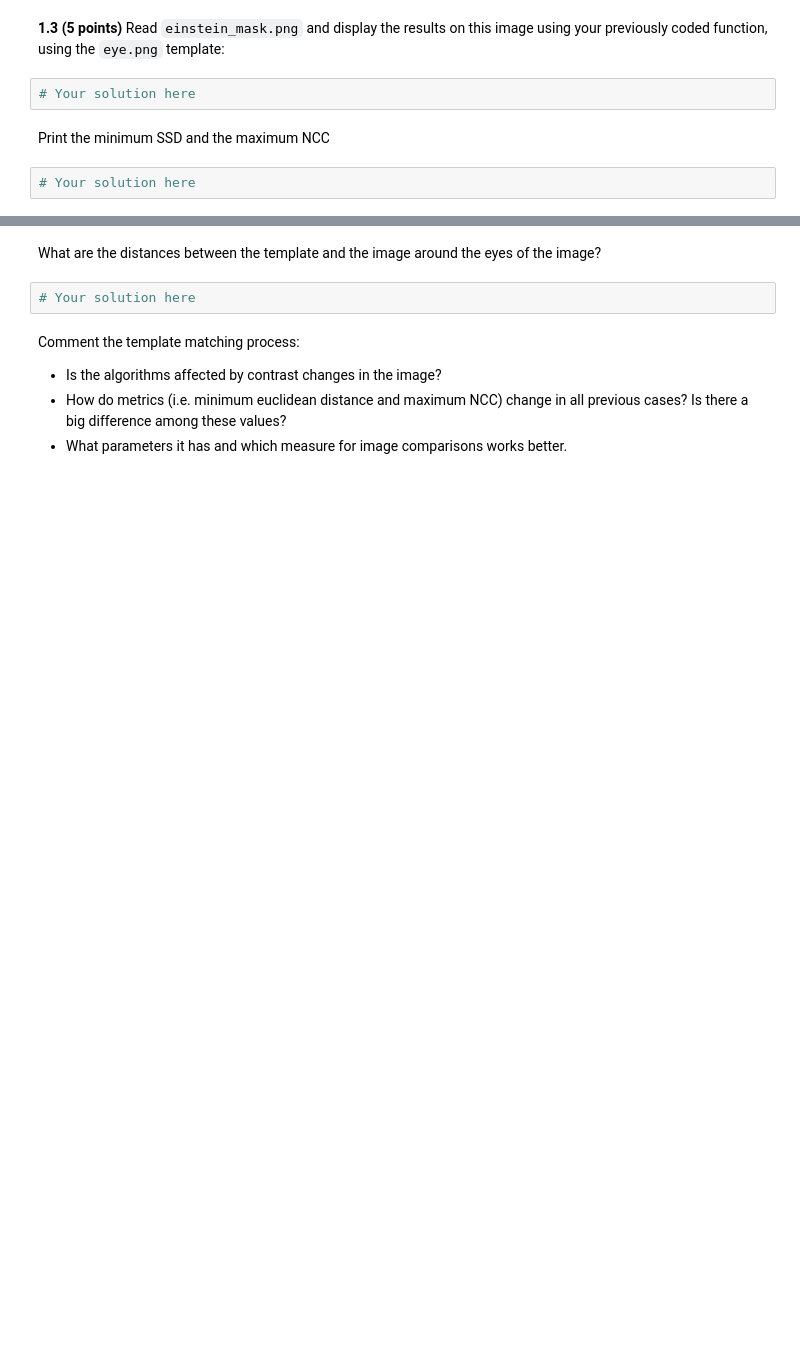
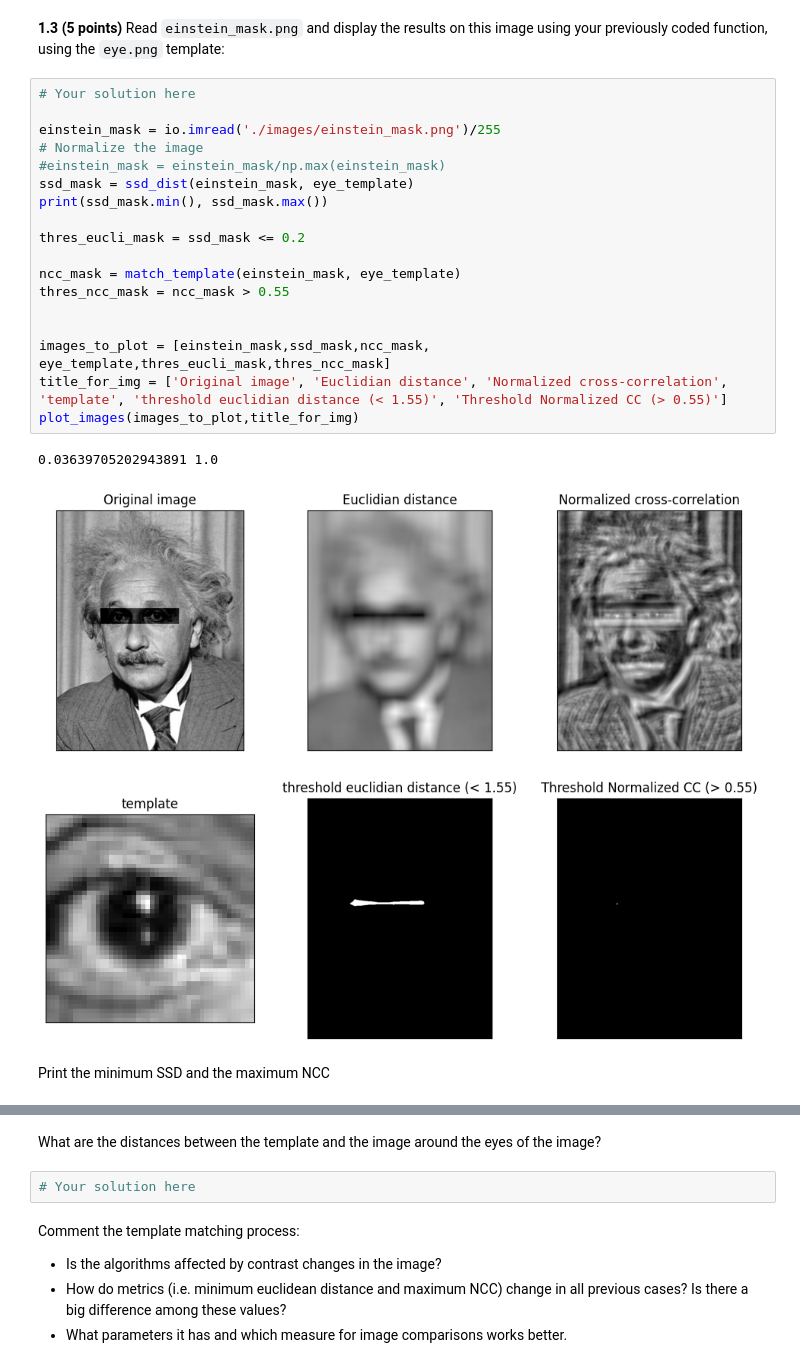
Before and after one commit to MohsinZamanShaheen/Artificial-Vision, a Jupyter notebook: Practica 4/p4_2023_24.ipynb, the cells around one changed output, grey strips where cells are left out. Drawn from its saved outputs; the diff is of its cells as text; blank space fills up the shorter version.

```diff
--- a/Practica 4/p4_2023_24.ipynb
+++ b/Practica 4/p4_2023_24.ipynb
@@ -160,8 +167,25 @@ Print the minimum SSD and the maximum Normalized Cross-Correlation (NCC)
 # %% [markdown]
 **1.3 (5 points)** Read `einstein_mask.png` and display the results on this image using your previously coded function, using the `eye.png` template:
-# %%
-# Your solution here
+# %%
+# Your solution here
+
+einstein_mask = io.imread('./images/einstein_mask.png')/255
+# Normalize the image
+#einstein_mask = einstein_mask/np.max(einstein_mask)
+ssd_mask = ssd_dist(einstein_mask, eye_template)
+print(ssd_mask.min(), ssd_mask.max())
+
+thres_eucli_mask = ssd_mask <= 0.2
+
+ncc_mask = match_template(einstein_mask, eye_template)
+thres_ncc_mask = ncc_mask > 0.55
+
+
+images_to_plot = [einstein_mask,ssd_mask,ncc_mask, eye_template,thres_eucli_mask,thres_ncc_mask]
+title_for_img = ['Original image', 'Euclidian distance', 'Normalized cross-correlation', 'template', 'threshold euclidian distance (< 1.55)', 'Threshold Normalized CC (> 0.55)']
+plot_images(images_to_plot,title_for_img)
+# %% [output]
+0.03639705202943891 1.0
+[figure, added]
 # %% [markdown]
 Print the minimum SSD and the maximum NCC
-# %%
-# Your solution here
```
Also changed, not shown: parts of 11 cells of this notebook.
